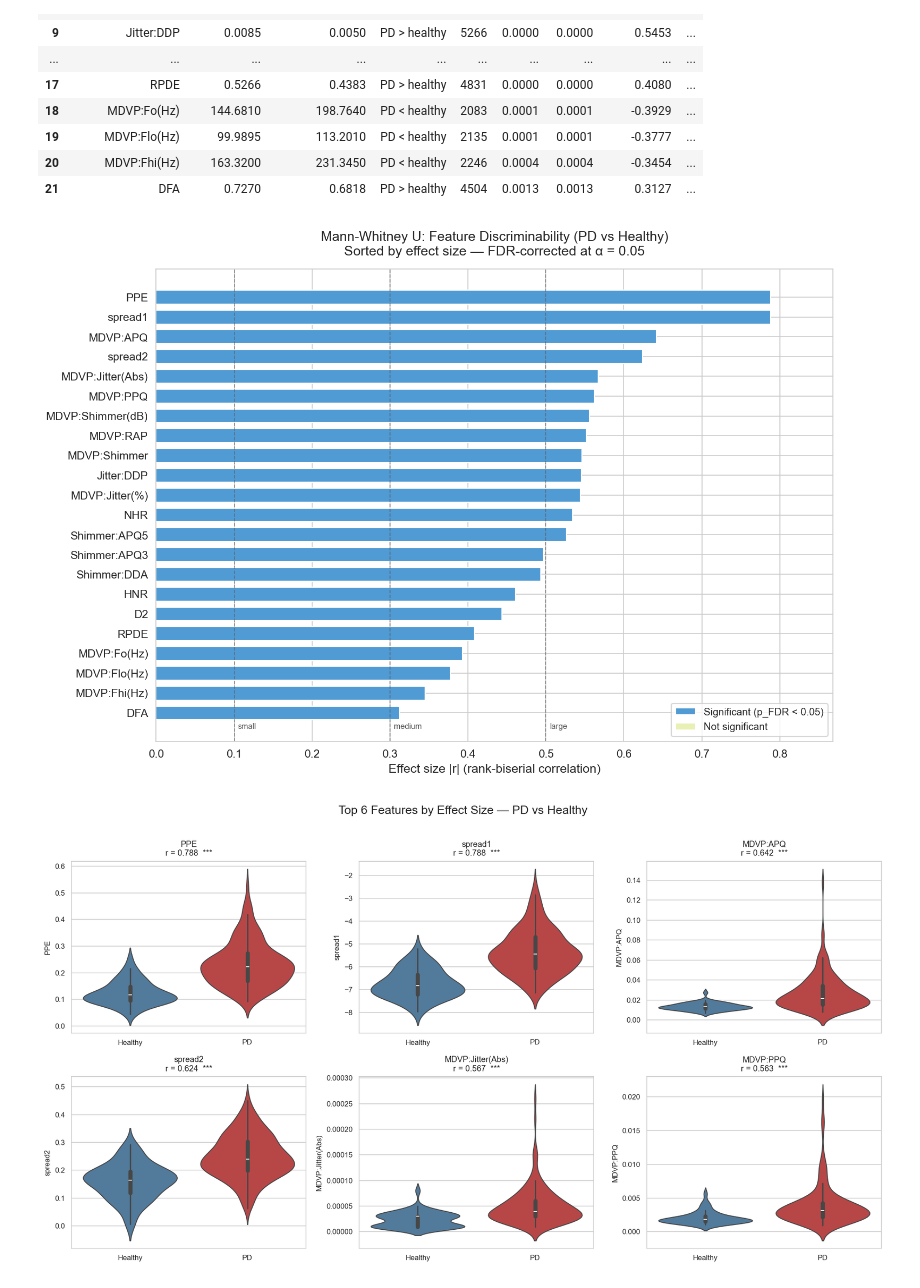
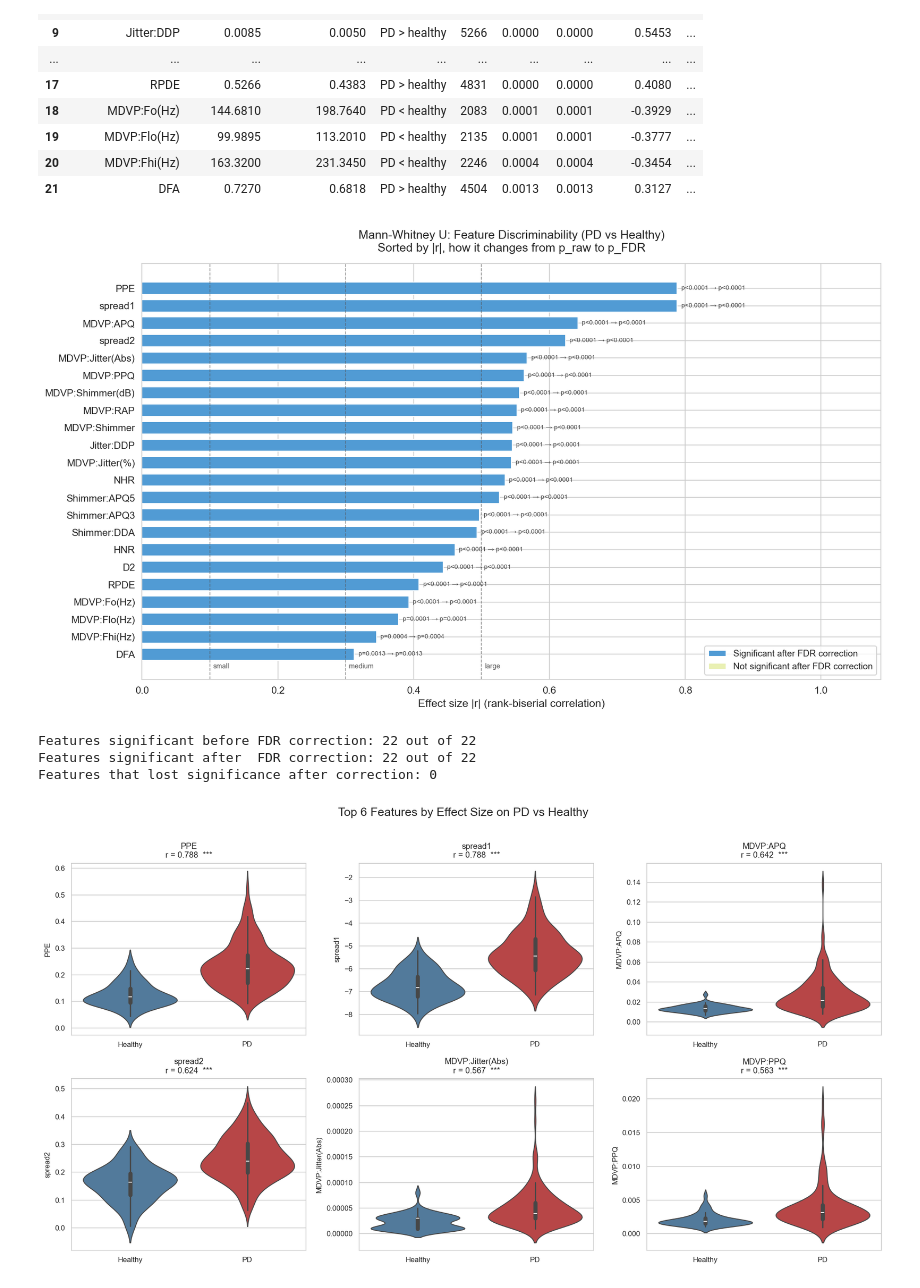
Before and after one commit to nataliia-stempkovska/FoDS-Parkinson, a Jupyter notebook: mann_whitney_analysis.ipynb, the cells around one changed output. Cells and saved outputs as stored; diff of their text form; code cells hidden in the pictures.

```diff
--- a/mann_whitney_analysis.ipynb
+++ b/mann_whitney_analysis.ipynb
@@ -115,41 +114,73 @@ display_df
 | 20 | MDVP:Fhi(Hz) | 163.3200 | 231.3450 | PD < healthy | 2246 | 0.0004 | 0.0004 | -0.3454 | ... |
 | 21 | DFA | 0.7270 | 0.6818 | PD > healthy | 4504 | 0.0013 | 0.0013 | 0.3127 | ... |
 # %%
-fig, ax = plt.subplots(figsize=(10, 7))
+fig, ax = plt.subplots(figsize=(12, 7))
 
 colours = [COL_SIG if s else COL_NONSIG for s in results_df['significant']]
-bars = ax.barh(
+ax.barh(
     results_df['feature'],
     results_df['abs_r'],
     color=colours,
     edgecolor='white',
     height=0.7
 )
 
 # Reference lines for effect size benchmarks
 for x, label in [(0.1, 'small'), (0.3, 'medium'), (0.5, 'large')]:
     ax.axvline(x, color='#555555', linestyle='--', linewidth=0.8, alpha=0.6)
     ax.text(x + 0.005, len(features) - 0.5, label, fontsize=7, color='#555555', va='top')
 
-# Labels
+def fmt_p(p):
+    if p < 0.0001:
+        return 'p<0.0001'
+    return f'p={p:.4f}'
+
+for i, (_, row) in enumerate(results_df.iterrows()):
+    sig_before = row['p_raw'] < 0.05
+    sig_after  = row['significant']
+    lost_sig   = sig_before and not sig_after
+
+    annotation = f"{fmt_p(row['p_raw'])} → {fmt_p(row['p_corrected'])}"
+    txt_color  = '#cc0000' if lost_sig else '#444444'
+    ax.text(
+        row['abs_r'] + 0.006, i,
+        annotation,
+        va='center', ha='left', fontsize=6.5, color=txt_color
+    )
+    if lost_sig:
+        ax.text(row['abs_r'] + 0.002, i, ' ✗ lost sig', va='center',
+                ha='left', fontsize=7, color='#cc0000', fontweight='bold')
+
 ax.set_xlabel('Effect size |r| (rank-biserial correlation)', fontsize=11)
-ax.set_title('Mann-Whitney U: Feature Discriminability (PD vs Healthy)\nSorted by effect size — FDR-corrected at α = 0.05', fontsize=12, pad=12)
+ax.set_title(
+    'Mann-Whitney U: Feature Discriminability (PD vs Healthy)\n'
+    'Sorted by |r|, how it changes from p_raw to p_FDR',
+
+    fontsize=12, pad=12
+)
 ax.invert_yaxis()
-ax.set_xlim(0, min(results_df['abs_r'].max() + 0.08, 1.0))
+ax.set_xlim(0, min(results_df['abs_r'].max() + 0.30, 1.25))
 
-# Legend
 from matplotlib.patches import Patch
 legend_elements = [
-    Patch(facecolor=COL_SIG,    label='Significant (p_FDR < 0.05)'),
-    Patch(facecolor=COL_NONSIG, label='Not significant')
+    Patch(facecolor=COL_SIG,    label='Significant after FDR correction'),
+    Patch(facecolor=COL_NONSIG, label='Not significant after FDR correction'),
 ]
 ax.legend(handles=legend_elements, loc='lower right', fontsize=9)
 
 plt.tight_layout()
 plt.savefig('plots/mann_whitney_effect_sizes.png', dpi=200, bbox_inches='tight')
 plt.show()
+
+n_lost = ((results_df['p_raw'] < 0.05) & ~results_df['significant']).sum()
+print(f"Features significant before FDR correction: {(results_df['p_raw'] < 0.05).sum()} out of {len(features)}")
+print(f"Features significant after  FDR correction: {results_df['significant'].sum()} out of {len(features)}")
+print(f"Features that lost significance after correction: {n_lost}")
 # %% [output]
-[figure, old version]
+[figure, new version]
+Features significant before FDR correction: 22 out of 22
+Features significant after  FDR correction: 22 out of 22
+Features that lost significance after correction: 0
 # %%
 top_features = results_df.head(6)['feature'].tolist()
 
```
Also changed, not shown: parts of 4 cells of this notebook, 18 other files.
